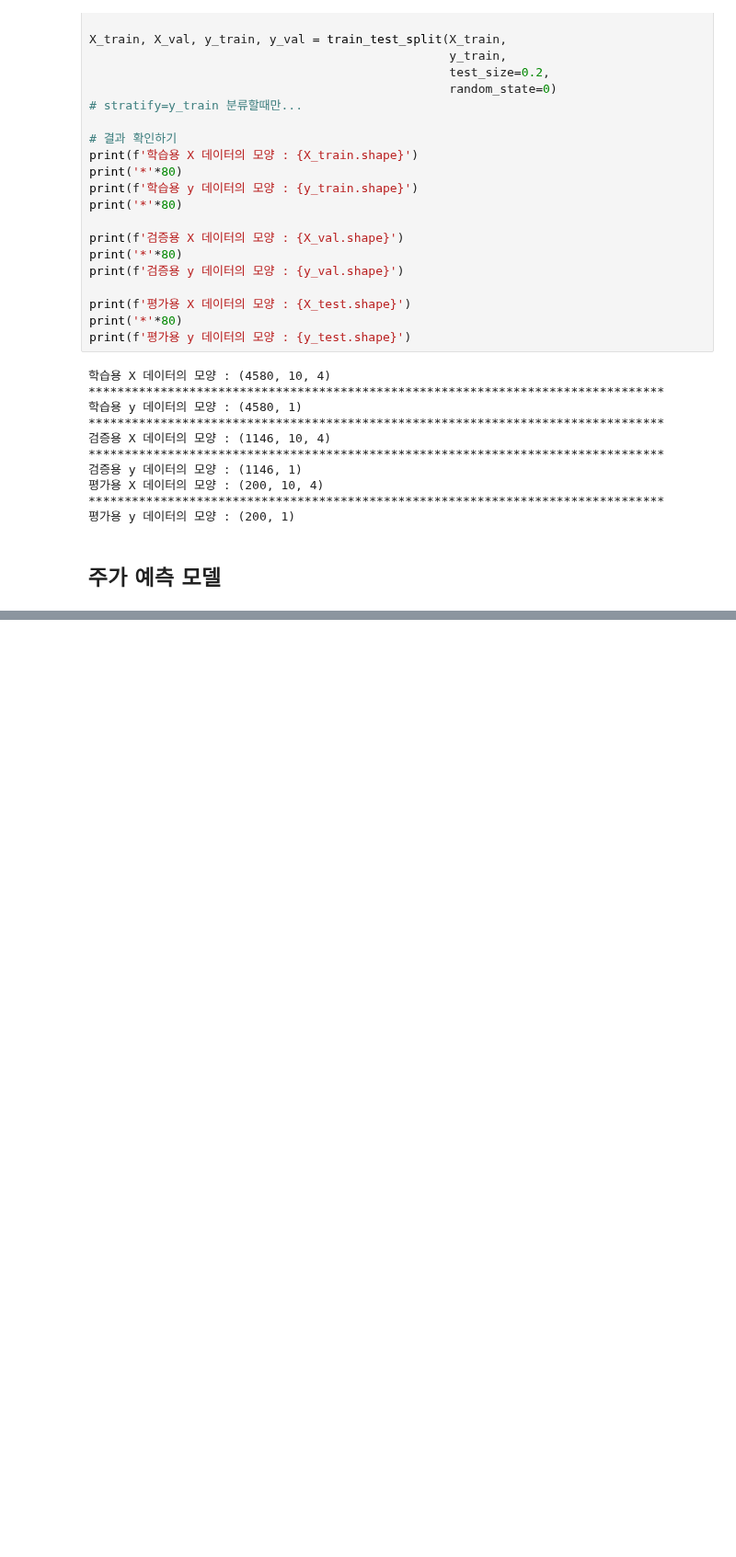
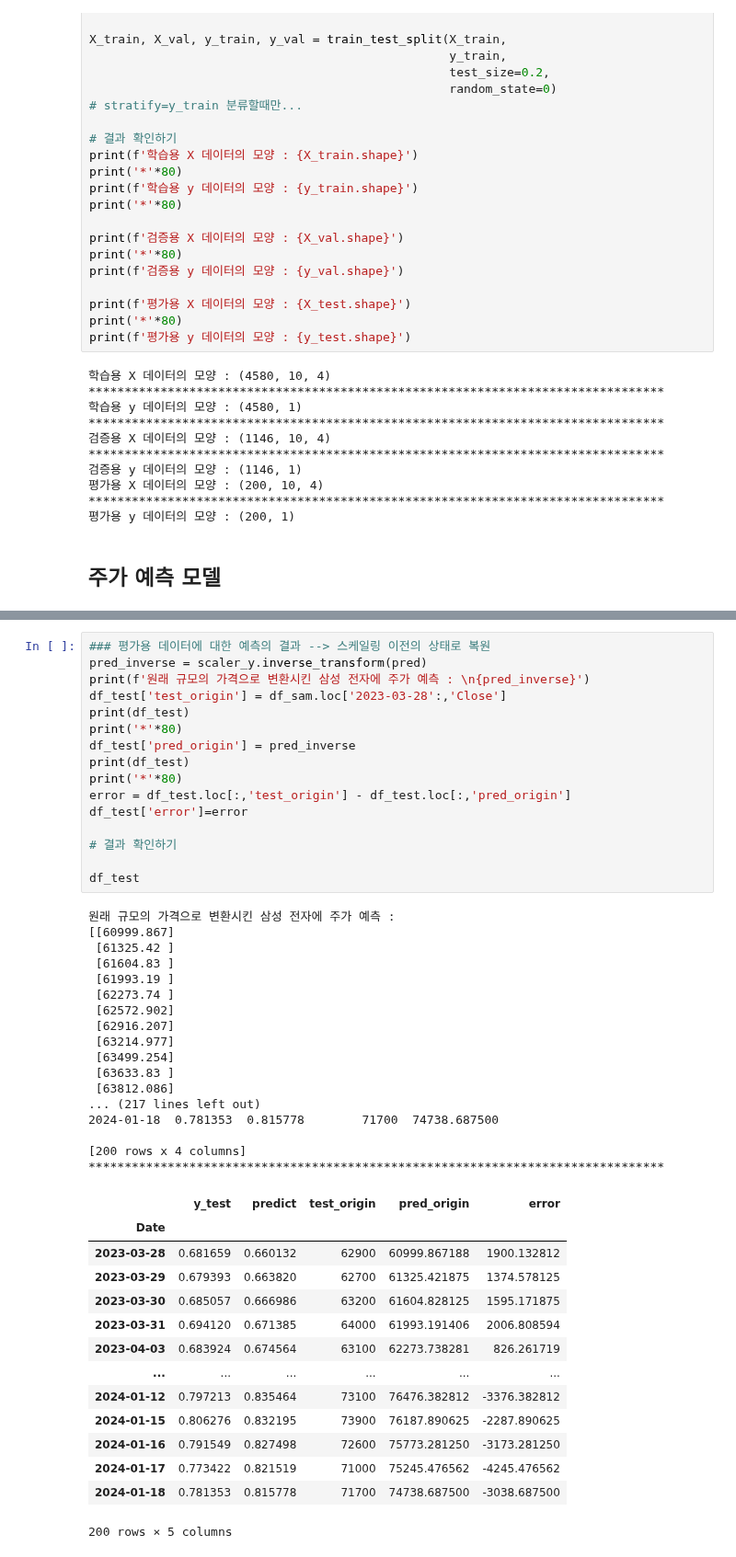
Before and after one commit to Nvuly/DeepLearning, a Jupyter notebook: 실습_삼성전자_주가예측.ipynb, the cells around one changed output, grey strips where cells are left out. Shown at 92% size. Saved outputs shown, nothing was run; the diff lists cells and outputs as text; blank space fills up the shorter version.

```diff
--- a/실습_삼성전자_주가예측.ipynb
+++ b/실습_삼성전자_주가예측.ipynb
@@ -501,0 +593,48 @@ WARNING:tensorflow:From c:\Users\human\anaconda3\Lib\site-packages\keras\src\eng
+# %%
+### 평가용 데이터에 대한 예측의 결과 --> 스케일링 이전의 상태로 복원
+pred_inverse = scaler_y.inverse_transform(pred)
+print(f'원래 규모의 가격으로 변환시킨 삼성 전자에 주가 예측 : \n{pred_inverse}')
+df_test['test_origin'] = df_sam.loc['2023-03-28':,'Close']
+print(df_test)
+print('*'*80)
+df_test['pred_origin'] = pred_inverse
+print(df_test)
+print('*'*80)
+error = df_test.loc[:,'test_origin'] - df_test.loc[:,'pred_origin']
+df_test['error']=error
+
+# 결과 확인하기
+
+df_test
+# %% [output]
+원래 규모의 가격으로 변환시킨 삼성 전자에 주가 예측 :
+[[60999.867]
+ [61325.42 ]
+ [61604.83 ]
+ [61993.19 ]
+ [62273.74 ]
+ [62572.902]
+ [62916.207]
+ [63214.977]
+ [63499.254]
+ [63633.83 ]
+ [63812.086]
+... (217 lines left out)
+2024-01-18  0.781353  0.815778        71700  74738.687500
+
+[200 rows x 4 columns]
+********************************************************************************
+|  | y_test | predict | test_origin | pred_origin | error |
+| Date |  |  |  |  |  |
+| 2023-03-28 | 0.681659 | 0.660132 | 62900 | 60999.867188 | 1900.132812 |
+| 2023-03-29 | 0.679393 | 0.663820 | 62700 | 61325.421875 | 1374.578125 |
+| 2023-03-30 | 0.685057 | 0.666986 | 63200 | 61604.828125 | 1595.171875 |
+| 2023-03-31 | 0.694120 | 0.671385 | 64000 | 61993.191406 | 2006.808594 |
+| 2023-04-03 | 0.683924 | 0.674564 | 63100 | 62273.738281 | 826.261719 |
+| ... | ... | ... | ... | ... | ... |
+| 2024-01-12 | 0.797213 | 0.835464 | 73100 | 76476.382812 | -3376.382812 |
+| 2024-01-15 | 0.806276 | 0.832195 | 73900 | 76187.890625 | -2287.890625 |
+| 2024-01-16 | 0.791549 | 0.827498 | 72600 | 75773.281250 | -3173.281250 |
+| 2024-01-17 | 0.773422 | 0.821519 | 71000 | 75245.476562 | -4245.476562 |
+| 2024-01-18 | 0.781353 | 0.815778 | 71700 | 74738.687500 | -3038.687500 |
+200 rows × 5 columns
```
Also changed, not shown: parts of 10 cells of this notebook.
